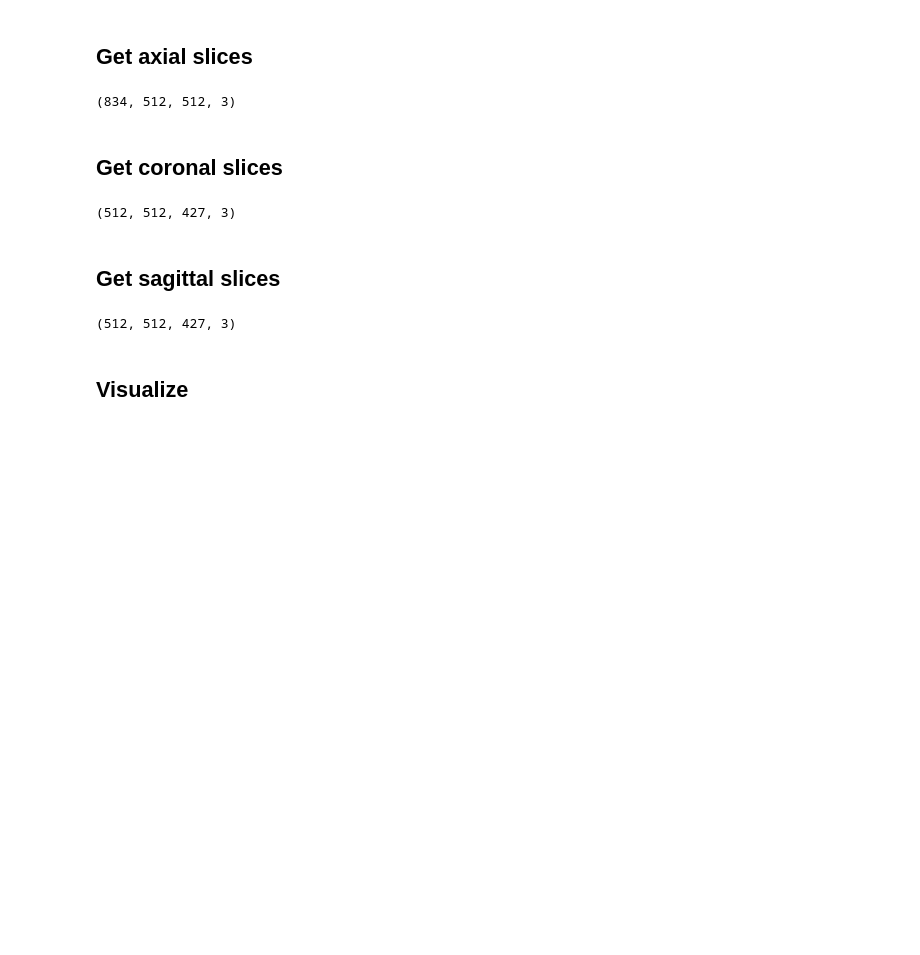
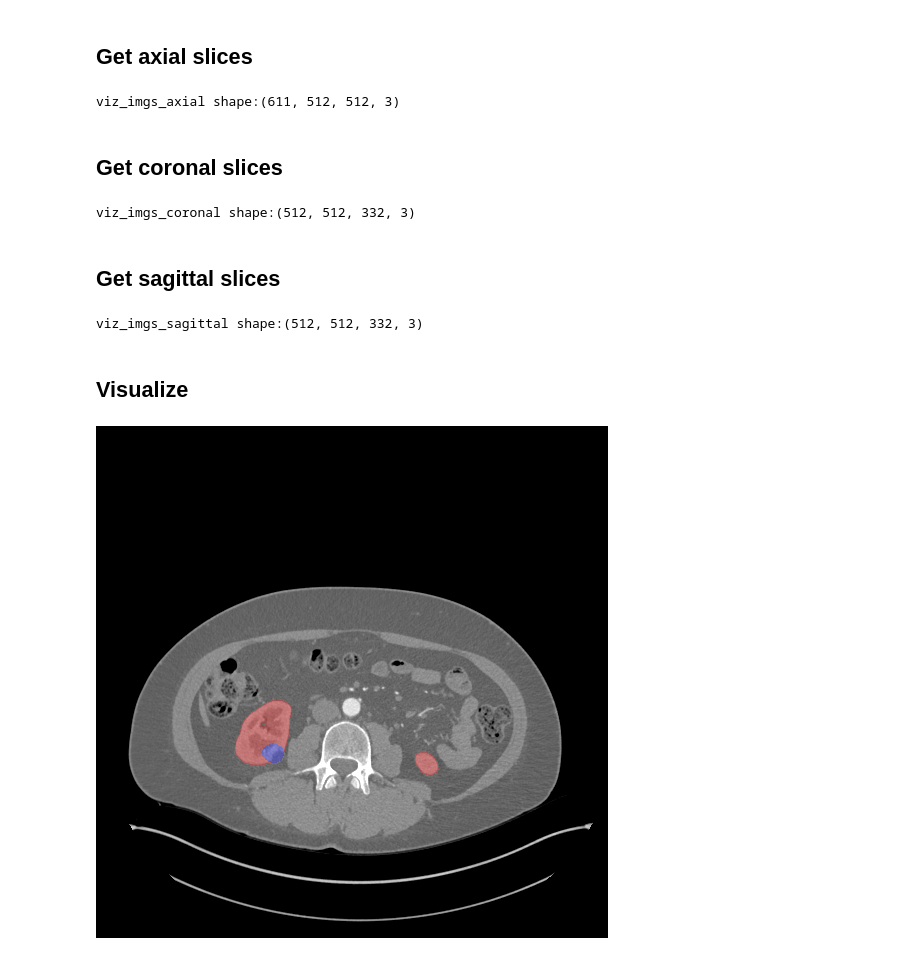
Before and after one commit to AnsenHuang14/voxel-to-image-processing, a Jupyter notebook: visualize.ipynb, the cells around one changed output. Cells and saved outputs as stored; diff of their text form; code cells hidden in the pictures; blank space fills up the shorter version.

```diff
--- a/visualize.ipynb
+++ b/visualize.ipynb
@@ -10,24 +33,29 @@ vol, seg, vol_ims, seg_ims = get_vol_seg_ims(cid)
 # %% [markdown]
 ## Get axial slices
 # %%
-viz_imgs_axial = visualize(cid, ".", plane=plane[0])
-viz_imgs_axial.shape
+viz_imgs_axial = nb_visualize(cid, ".", plane=plane[0])
+print("viz_imgs_axial shape:{}".format(viz_imgs_axial.shape))
 # %% [output]
-(834, 512, 512, 3)
+viz_imgs_axial shape:(611, 512, 512, 3)
 # %% [markdown]
 ## Get coronal slices
 # %%
-viz_imgs_coronal = visualize(cid, ".", plane=plane[1])
-viz_imgs_coronal.shape
+viz_imgs_coronal = nb_visualize(cid, ".", plane=plane[1])
+print("viz_imgs_coronal shape:{}".format(viz_imgs_coronal.shape))
 # %% [output]
-(512, 512, 427, 3)
+viz_imgs_coronal shape:(512, 512, 332, 3)
 # %% [markdown]
 ## Get sagittal slices
 # %%
-viz_imgs_sagittal = visualize(cid, ".", plane=plane[2])
-viz_imgs_sagittal.shape
+viz_imgs_sagittal = nb_visualize(cid, ".", plane=plane[2])
+print("viz_imgs_sagittal shape:{}".format(viz_imgs_sagittal.shape))
 # %% [output]
-(512, 512, 427, 3)
+viz_imgs_sagittal shape:(512, 512, 332, 3)
 # %% [markdown]
 ## Visualize
+# %%
+axial_slice_index = 300
+Image.fromarray(viz_imgs_axial[axial_slice_index].astype(np.int8), 'RGB')
+# %% [output]
+[figure, added]
 # %%
```
Also changed, not shown: parts of 13 cells of this notebook, 13 other files.
